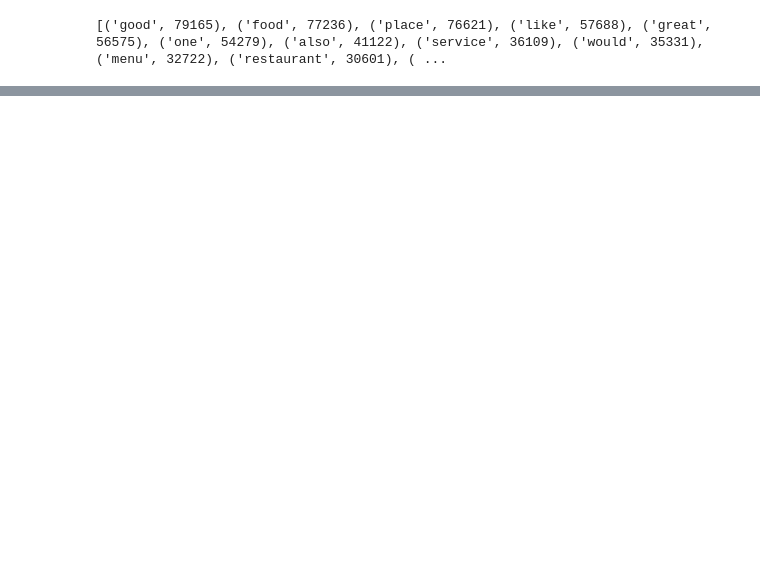
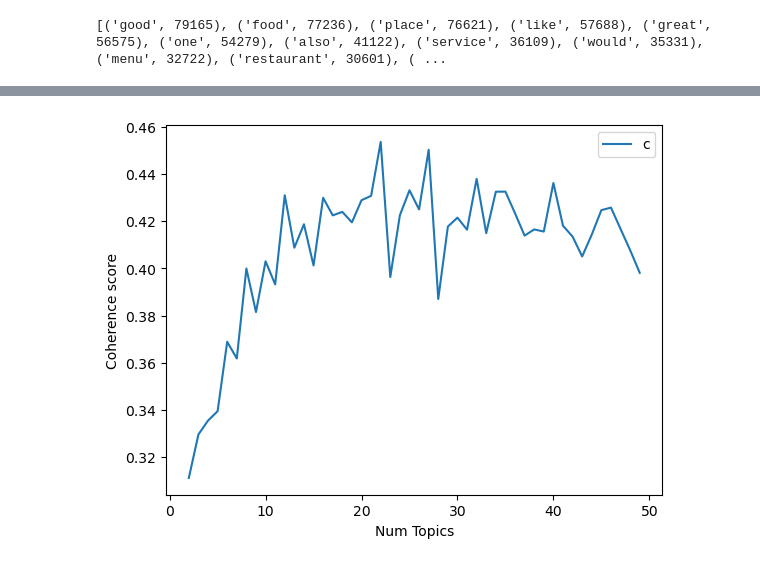
Before and after one commit to gadddy/Text-Mining-Learning-Applications, a Jupyter notebook: topic-modelling/yelp_lda.ipynb, the cells around one changed output, grey strips where cells are left out. Saved outputs shown, nothing was run; the diff lists cells and outputs as text; code cells hidden in the pictures; blank space fills up the shorter version.

```diff
--- a/topic-modelling/yelp_lda.ipynb
+++ b/topic-modelling/yelp_lda.ipynb
@@ -43,0 +46,25 @@ IndexError: list index out of range
+# %%
+# Can take a long time to run. In this case we are going to  k_max=10.
+import datetime
+print(datetime.datetime.now())
+from tqdm import tqdm
+from gensim.models import CoherenceModel
+
+model_list = []
+coherence_values = []
+perplexity_values = []
+model_topics = []
+
+# Iterate with a custom description
+for num_topics in tqdm(range(2, 50, 1), desc="Processing data"):
+    lda_x = gensim.models.ldamodel.LdaModel(corpus=vecs, id2word=dictionary, num_topics=num_topics)
+    coherencemodel = CoherenceModel(model=lda_x, texts=docs, dictionary=dictionary, coherence='c_v')
+    # Compute Perplexity
+    perplex= lda_x.log_perplexity(vecs, total_docs=None)
+    model_topics.append(num_topics)
+    model_list.append(lda_x)
+    coherence_values.append(coherencemodel.get_coherence())
+    perplexity_values.append(perplex)
+    print("#Topics: " + str(num_topics) + " Score: " + str(coherencemodel.get_coherence()))
+
+print(datetime.datetime.now())
@@ -43,0 +88,17 @@ IndexError: list index out of range
+# %%
+# Show coherence score graph
+
+import matplotlib.pyplot as plt
+
+limit=50; start=2; step=1;
+x = range(start, limit, step)
+plt.plot(x, coherence_values)
+plt.xlabel("Num Topics")
+plt.ylabel("Coherence score")
+plt.legend(("coherence_values"), loc='best')
+# Save the plot
+plt.savefig('coherence_values.png')
+
+plt.show()
+# %% [output]
+[figure, added]
```
Also changed, not shown: parts of 34 cells of this notebook.
